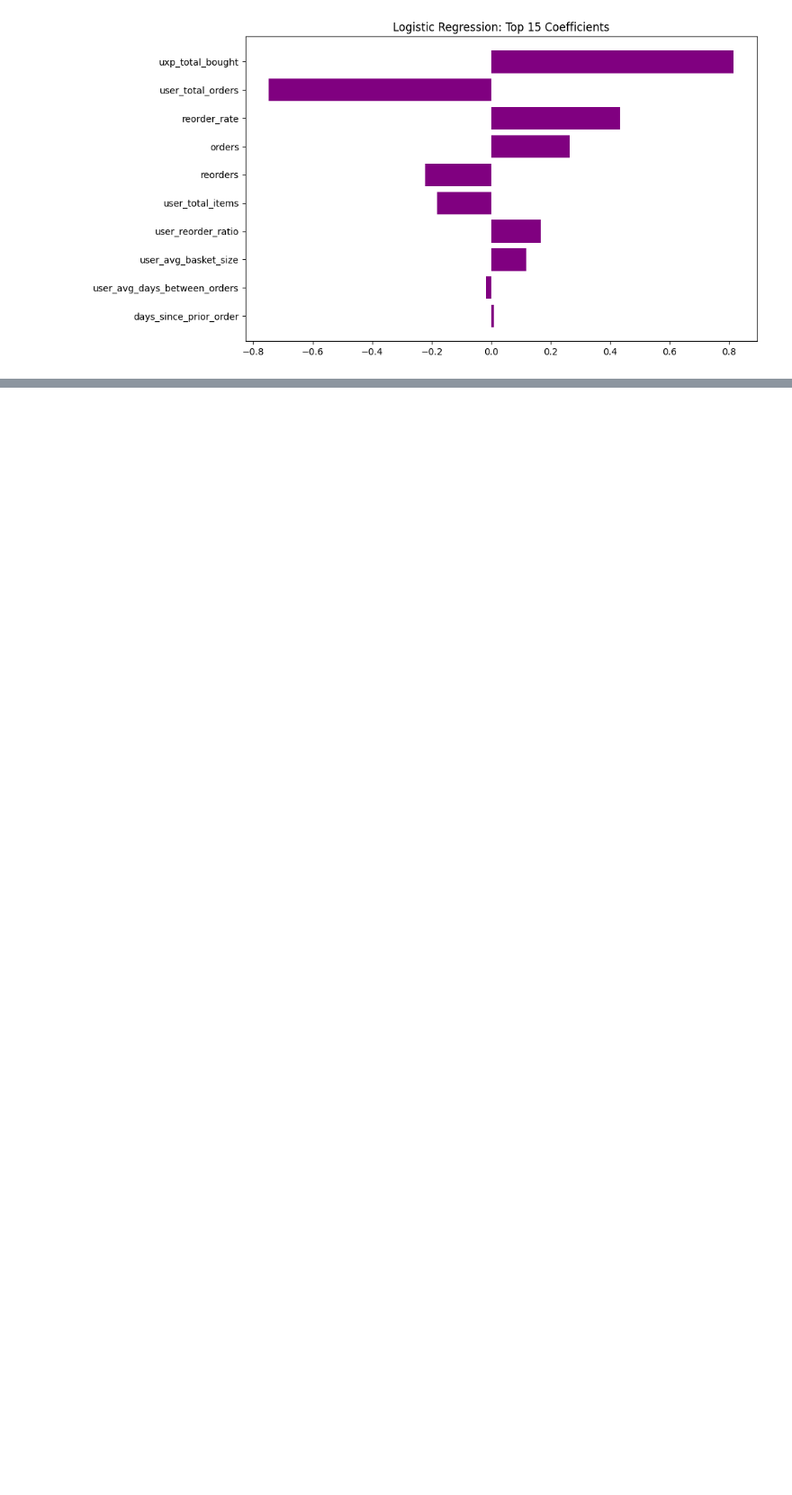
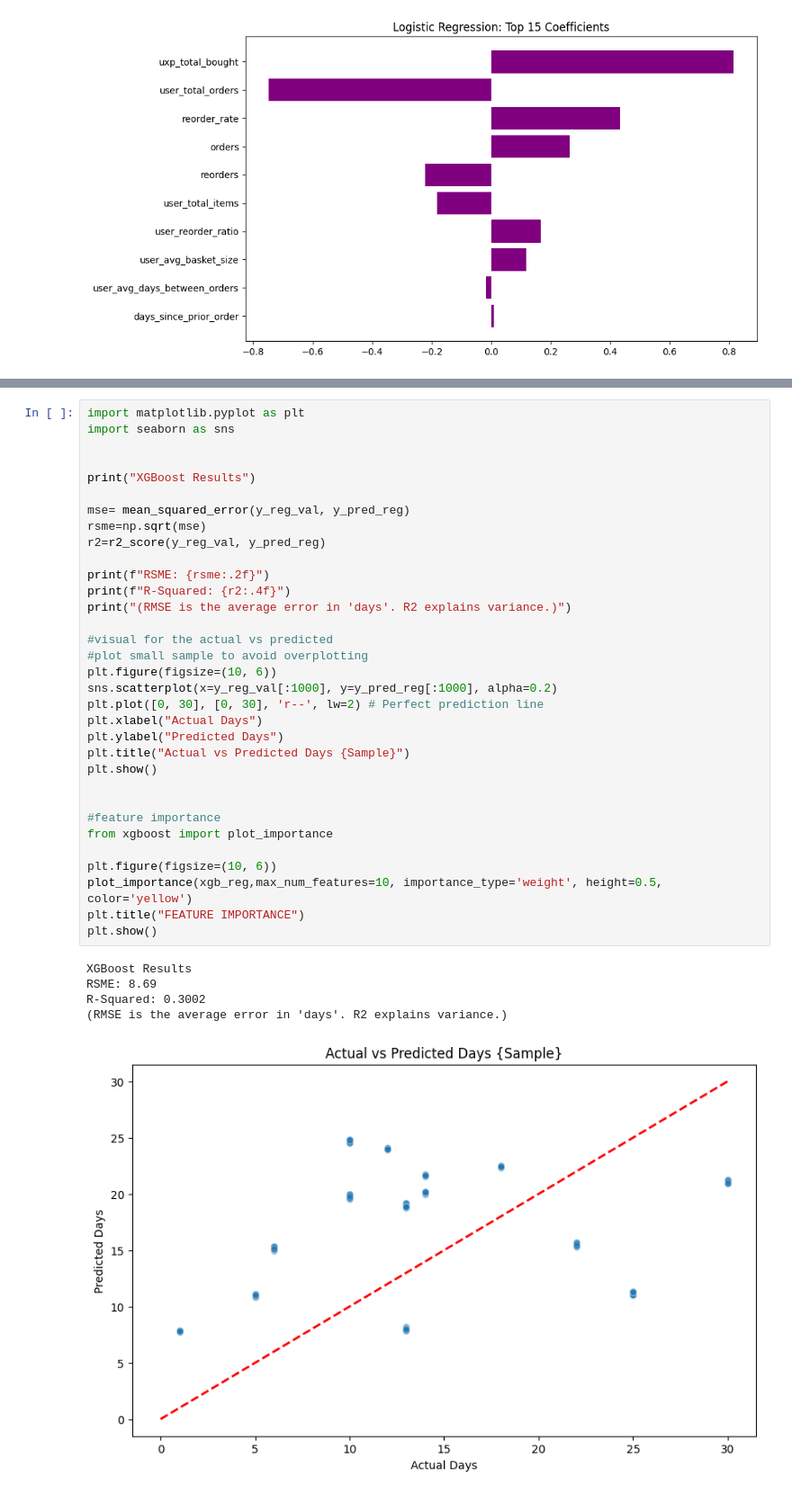
Before and after one commit to DataSnek/ML-Project, a Jupyter notebook: ModelingandEvaluation.ipynb, the cells around one changed output, grey strips where cells are left out. Shown at 90% size. Cells and saved outputs as stored; diff of their text form; blank space fills up the shorter version.

```diff
--- a/ModelingandEvaluation.ipynb
+++ b/ModelingandEvaluation.ipynb
@@ -210,0 +283,39 @@ plt.show()
+# %%
+import matplotlib.pyplot as plt
+import seaborn as sns
+
+
+print("XGBoost Results")
+
+mse= mean_squared_error(y_reg_val, y_pred_reg)
+rsme=np.sqrt(mse)
+r2=r2_score(y_reg_val, y_pred_reg)
+
+print(f"RSME: {rsme:.2f}")
+print(f"R-Squared: {r2:.4f}")
+print("(RMSE is the average error in 'days'. R2 explains variance.)")
+
+#visual for the actual vs predicted
+#plot small sample to avoid overplotting
+plt.figure(figsize=(10, 6))
+sns.scatterplot(x=y_reg_val[:1000], y=y_pred_reg[:1000], alpha=0.2)
+plt.plot([0, 30], [0, 30], 'r--', lw=2) # Perfect prediction line
+plt.xlabel("Actual Days")
+plt.ylabel("Predicted Days")
+plt.title("Actual vs Predicted Days {Sample}")
+plt.show()
+
+
+#feature importance
+from xgboost import plot_importance
+
+plt.figure(figsize=(10, 6))
+plot_importance(xgb_reg,max_num_features=10, importance_type='weight', height=0.5, color='yellow')
+plt.title("FEATURE IMPORTANCE")
+plt.show()
+# %% [output]
+XGBoost Results
+RSME: 8.69
+R-Squared: 0.3002
+(RMSE is the average error in 'days'. R2 explains variance.)
+[figure, added]
```
Also changed, not shown: parts of 3 cells of this notebook.
